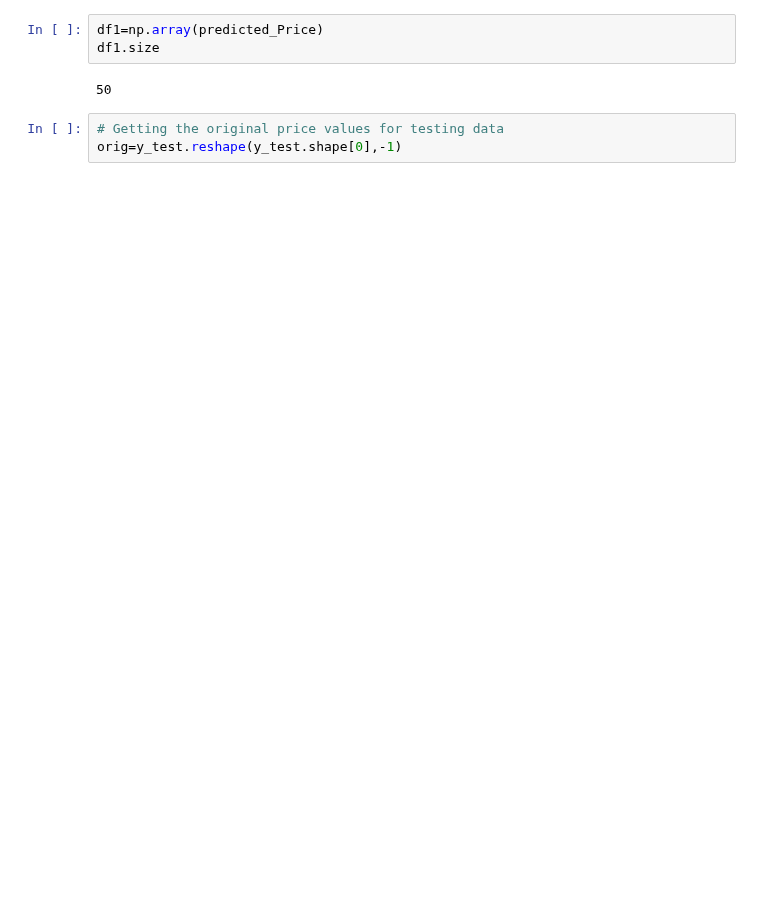
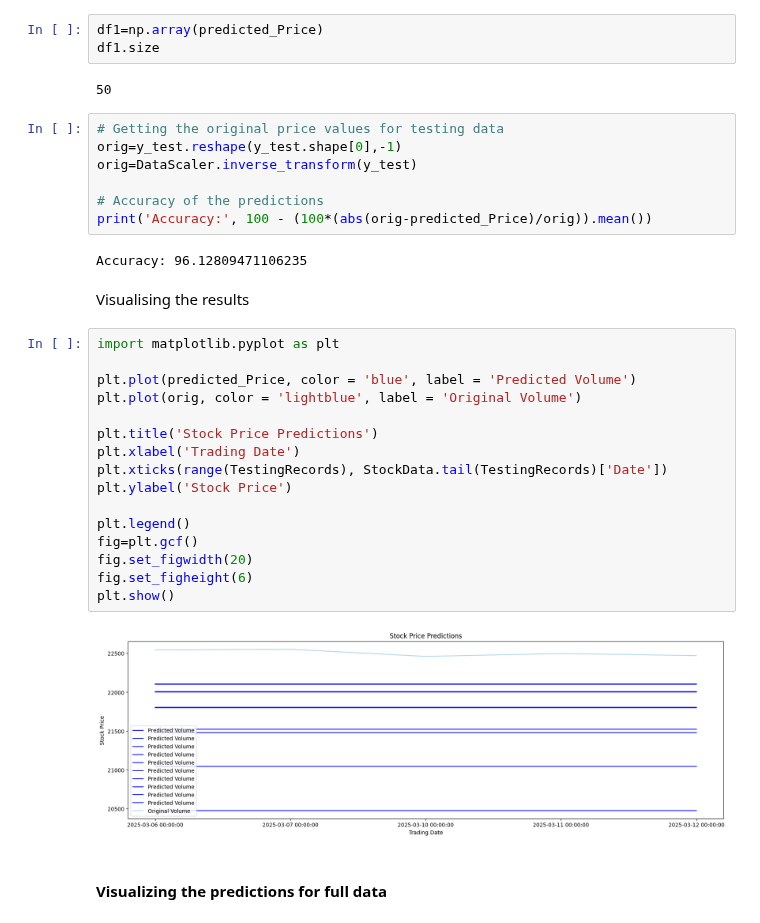
Before and after one commit to anish3565/Case_Studies, a Jupyter notebook: DL/2. Predicting_stock_LSTM.ipynb, the cells around one changed output. Cells and saved outputs as stored; diff of their text form; blank space fills up the shorter version.

```diff
--- a/DL/2. Predicting_stock_LSTM.ipynb
+++ b/DL/2. Predicting_stock_LSTM.ipynb
@@ -370,3 +408,31 @@ df1.size
 # %%
 # Getting the original price values for testing data
 orig=y_test.reshape(y_test.shape[0],-1)
+orig=DataScaler.inverse_transform(y_test)
+
+# Accuracy of the predictions
+print('Accuracy:', 100 - (100*(abs(orig-predicted_Price)/orig)).mean())
+# %% [output]
+Accuracy: 96.12809471106235
+# %% [markdown]
+Visualising the results
+# %%
+import matplotlib.pyplot as plt
+
+plt.plot(predicted_Price, color = 'blue', label = 'Predicted Volume')
+plt.plot(orig, color = 'lightblue', label = 'Original Volume')
+
+plt.title('Stock Price Predictions')
+plt.xlabel('Trading Date')
+plt.xticks(range(TestingRecords), StockData.tail(TestingRecords)['Date'])
+plt.ylabel('Stock Price')
+
+plt.legend()
+fig=plt.gcf()
+fig.set_figwidth(20)
+fig.set_figheight(6)
+plt.show()
+# %% [output]
+[figure, added]
+# %% [markdown]
+#### Visualizing the predictions for full data
```
Also changed, not shown: parts of 39 cells of this notebook, 1 other file.
